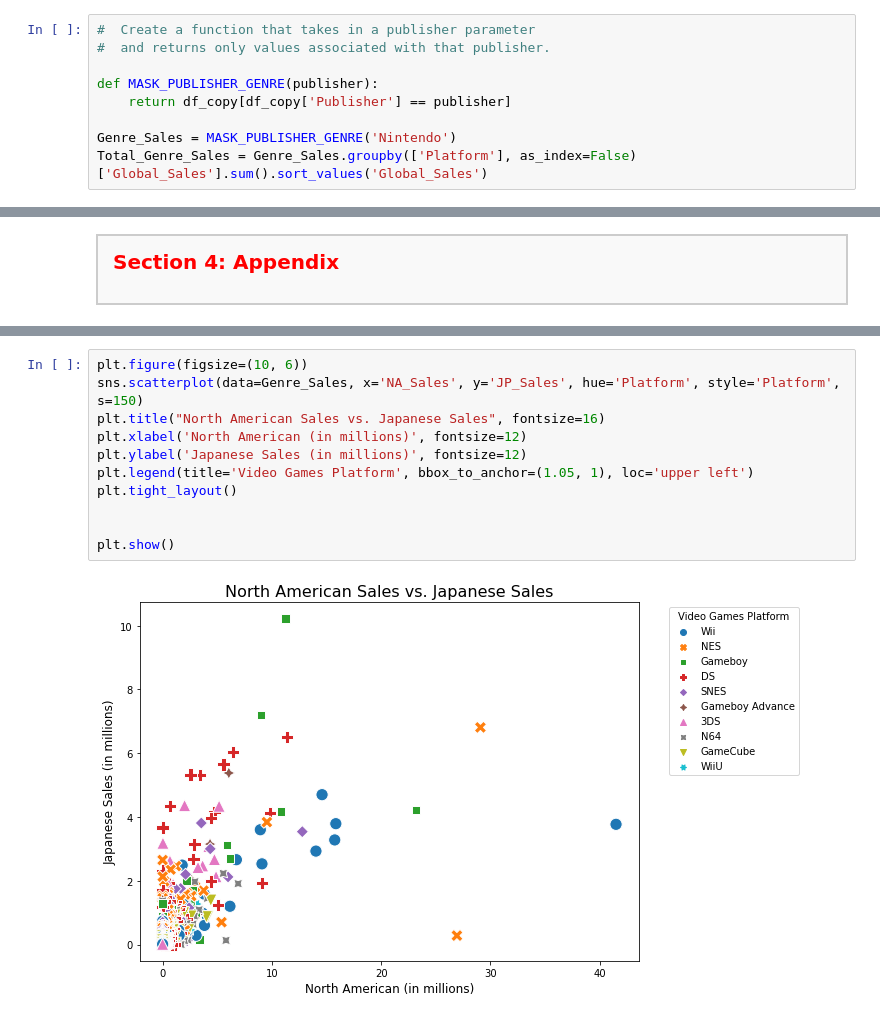
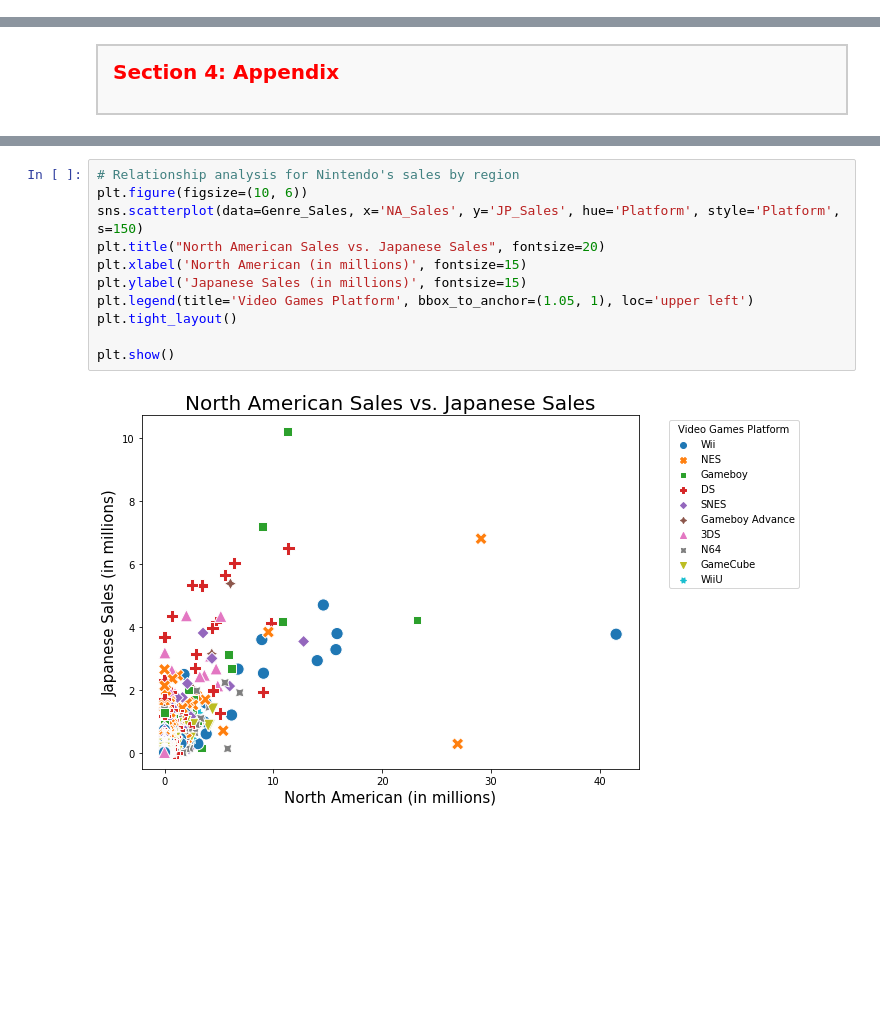
Before and after one commit to chrisheimbuch/nintendo-game-sales-eda, a Jupyter notebook: nintendo game sales eda.ipynb, the cells around one changed output, grey strips where cells are left out. Drawn from its saved outputs; the diff is of its cells as text; blank space fills up the shorter version.

```diff
--- a/nintendo game sales eda.ipynb
+++ b/nintendo game sales eda.ipynb
@@ -378,9 +410,0 @@ plt.show()
-# %%
-#  Create a function that takes in a publisher parameter
-#  and returns only values associated with that publisher.
-
-def MASK_PUBLISHER_GENRE(publisher):
-    return df_copy[df_copy['Publisher'] == publisher]
-
-Genre_Sales = MASK_PUBLISHER_GENRE('Nintendo')
-Total_Genre_Sales = Genre_Sales.groupby(['Platform'], as_index=False)['Global_Sales'].sum().sort_values('Global_Sales')
@@ -447,16 +559,16 @@ plt.show()
 # %% [output]
 [figure]
 # %%
+# Relationship analysis for Nintendo's sales by region
 plt.figure(figsize=(10, 6))
 sns.scatterplot(data=Genre_Sales, x='NA_Sales', y='JP_Sales', hue='Platform', style='Platform', s=150)
-plt.title("North American Sales vs. Japanese Sales", fontsize=16)
-plt.xlabel('North American (in millions)', fontsize=12)
-plt.ylabel('Japanese Sales (in millions)', fontsize=12)
+plt.title("North American Sales vs. Japanese Sales", fontsize=20)
+plt.xlabel('North American (in millions)', fontsize=15)
+plt.ylabel('Japanese Sales (in millions)', fontsize=15)
 plt.legend(title='Video Games Platform', bbox_to_anchor=(1.05, 1), loc='upper left')
 plt.tight_layout()
 
-
 plt.show()
 # %% [output]
-[figure, old version]
+[figure, new version]
 # %%
```
Also changed, not shown: parts of 21 cells of this notebook.
